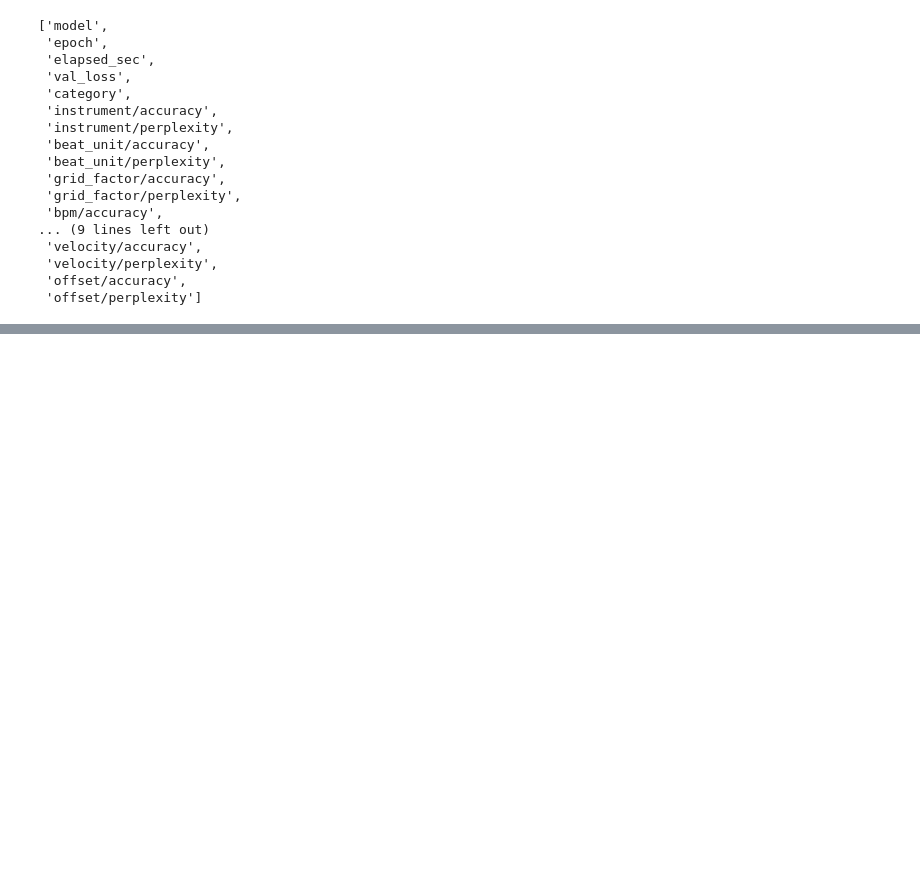
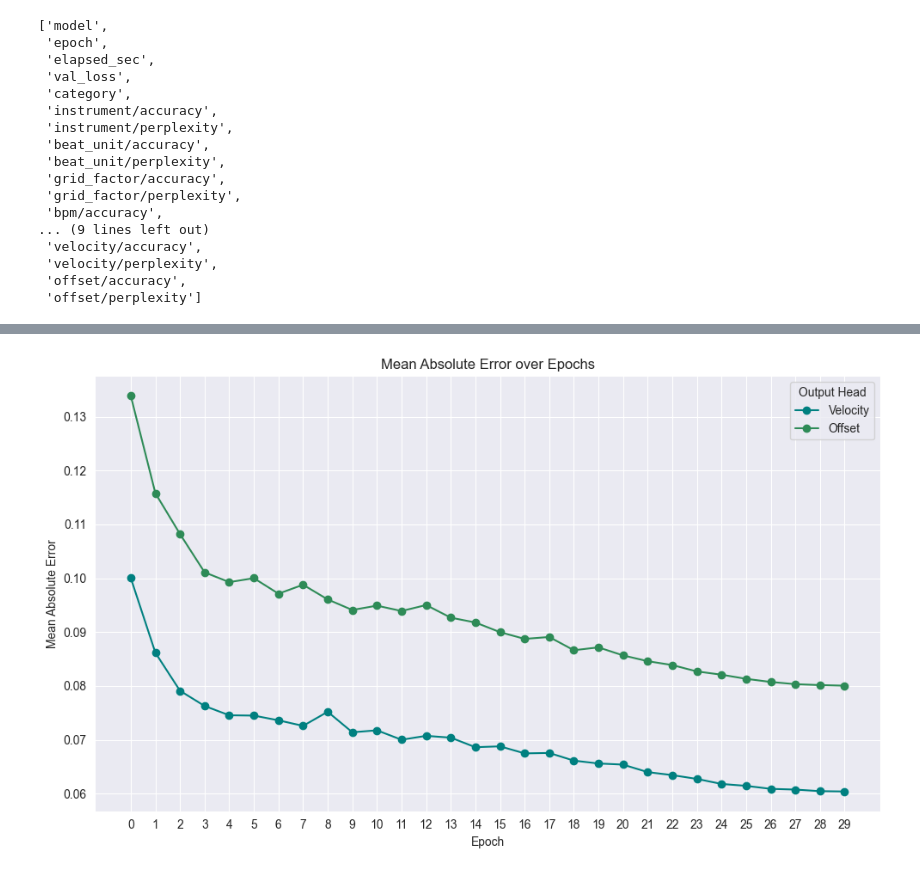
Before and after one commit to FlowkoHinti/GroovePal, a Jupyter notebook: Evaluation/ModelPerformanceAnalysis.ipynb, the cells around one changed output, grey strips where cells are left out. Cells and saved outputs as stored; diff of their text form; code cells hidden in the pictures; blank space fills up the shorter version.

```diff
--- a/Evaluation/ModelPerformanceAnalysis.ipynb
+++ b/Evaluation/ModelPerformanceAnalysis.ipynb
@@ -249,0 +348,15 @@ finetuned
+# %%
+# plot mean absolute error for velocity and offset over epochs
+plt.figure(figsize=(10, 6))
+plt.plot(multi_large['epoch'], multi_large['velocity/mae'], label='Velocity', marker='o', color='teal')
+plt.plot(multi_large['epoch'], multi_large['offset/mae'], label='Offset', marker='o', color='seagreen')
+plt.xlabel('Epoch')
+plt.xticks(range(30))
+plt.ylabel('Mean Absolute Error')
+plt.title('Mean Absolute Error over Epochs')
+plt.legend(title="Output Head")
+plt.grid(visible=True)
+plt.tight_layout()
+plt.show()
+# %% [output]
+[figure, added]
```
Also changed, not shown: parts of 25 cells of this notebook, 7 other files.
